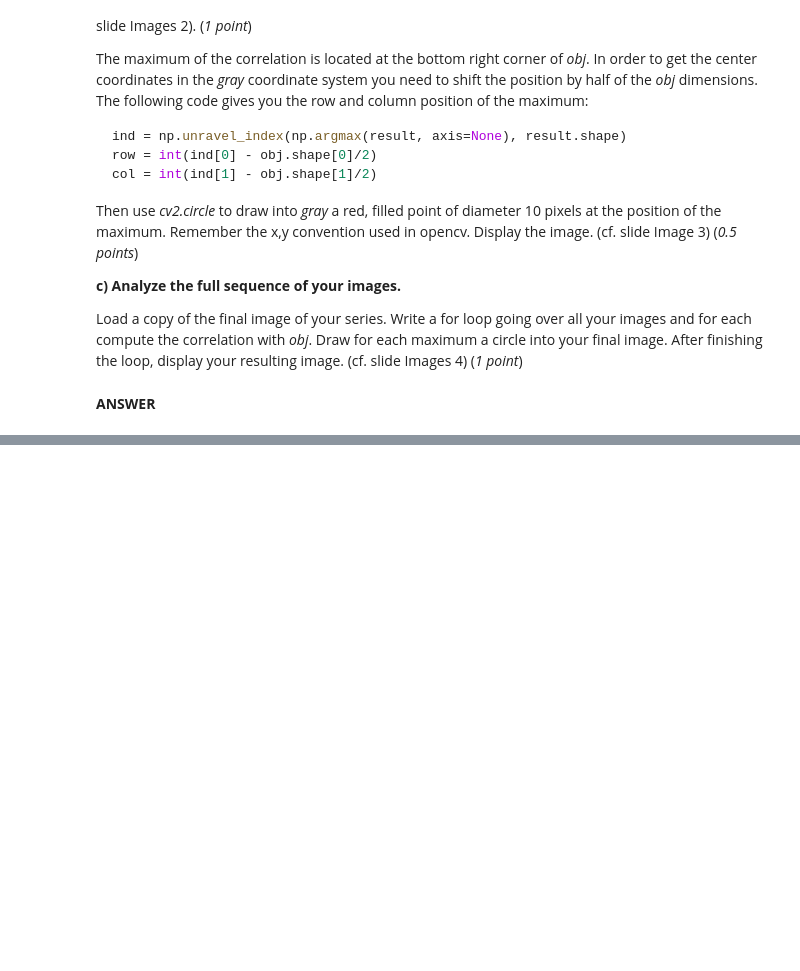
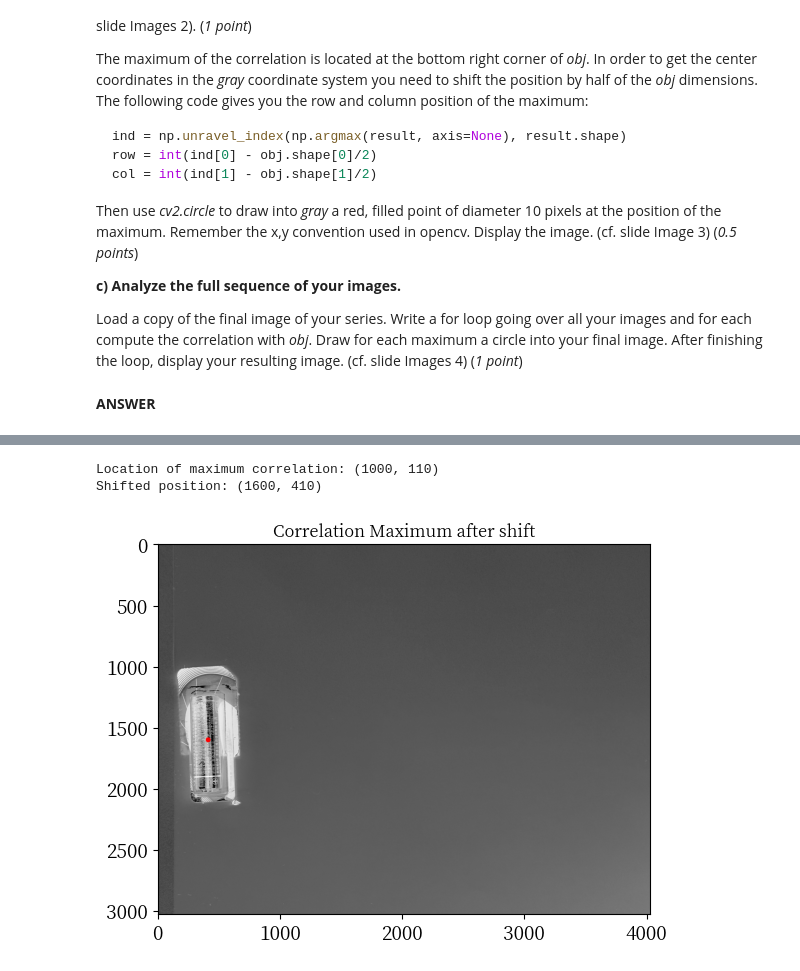
Before and after one commit to Matty-7/CS302-ComputerVision, a Jupyter notebook: CV_HW_4/Homework _4.ipynb, the cells around one changed output, grey strips where cells are left out. Saved outputs shown, nothing was run; the diff lists cells and outputs as text; code cells hidden in the pictures; blank space fills up the shorter version.

```diff
--- a/CV_HW_4/Homework _4.ipynb
+++ b/CV_HW_4/Homework _4.ipynb
@@ -264,0 +305,22 @@ cap.release()
+# %%
+import cv2
+
+ind = np.unravel_index(np.argmax(result, axis=None), result.shape)
+row = int(ind[0] + obj.shape[0] / 2)
+col = int(ind[1] + obj.shape[1] / 2)
+
+print(f"Location of maximum correlation: {ind}")
+print(f"Shifted position: ({row}, {col})")
+
+gray_rgb = cv2.cvtColor(gray, cv2.COLOR_GRAY2BGR)
+
+# Draw a red circle at the position of the maximum correlation, I used the diameter of 40 to make the red dot more visible
+marked = cv2.circle(gray_rgb, (col, row), 20, (255, 0, 0), -1)
+
+plt.imshow(marked)
+plt.title('Correlation Maximum after shift')
+plt.show()
+# %% [output]
+Location of maximum correlation: (1000, 110)
+Shifted position: (1600, 410)
+[figure, added]
```
Also changed, not shown: parts of 4 cells of this notebook.
